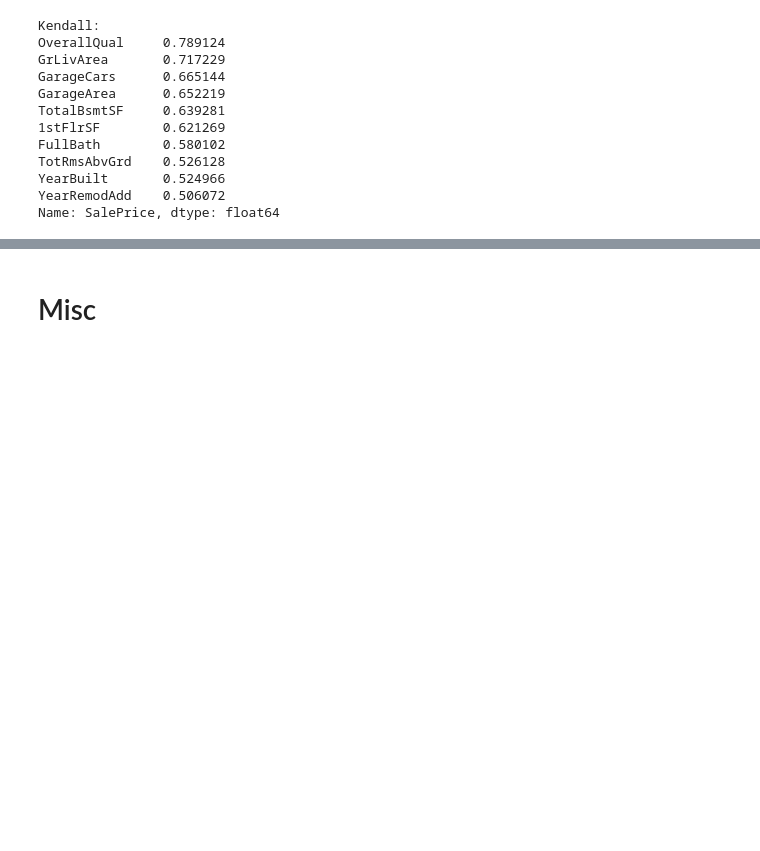
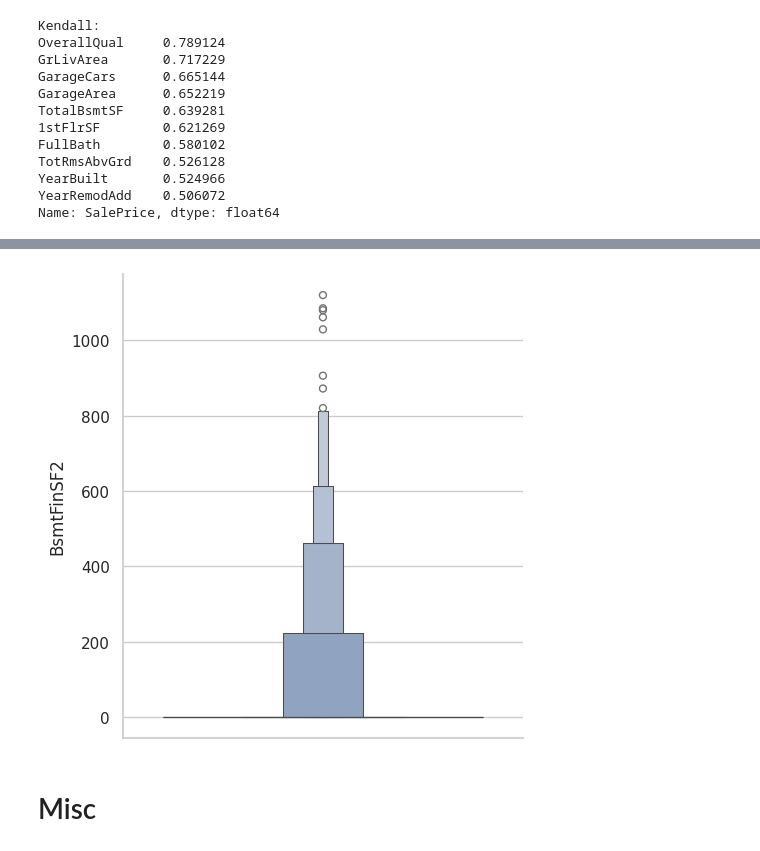
Before and after one commit to afrut/learn-ml, a Jupyter notebook: kaggle/home-data-for-ml-course/home-data-for-ml-course.ipynb, the cells around one changed output, grey strips where cells are left out. Drawn from its saved outputs; the diff is of its cells as text; code cells hidden in the pictures; blank space fills up the shorter version.

Commit message:
Add variance thresholding

```diff
--- a/kaggle/home-data-for-ml-course/home-data-for-ml-course.ipynb
+++ b/kaggle/home-data-for-ml-course/home-data-for-ml-course.ipynb
@@ -282,10 +288,38 @@ mi.head(10)
 # %%
-# Use coefficient of variation (CV) to compare spread of features
-# We want to remove features with low variance
+# Variance thresholding - remove features with low variability
+# Challenge: the standard deviation of different features have different scales,
+# so they need to be scaled first.
+
+# But which scaling strategy to use?
+# - Standard-scaling would make all the standard deviations equal to 1, so the
+#   variance threshold would be the same for all features.
+# - Min-max scaling could shift the center of the data and is sensitive to outliers
+# - Max-abs scaling has the same problem as min-max scaling
+# - Compared to standard-scaling, robust scaling substitutes the median for the
+#   mean  and the interquartile range for the standard deviation, so it is less
+#   sensitive to outliers.
 mu = X_train_num.mean(axis=0)
 sigma = X_train_num.std(axis=0)
-cv = (sigma/mu * 100).sort_values(ascending=False)
-print(cv.tail(10))
+med = X_train_num.median()
+iqr = X_train_num.quantile(0.75) - X_train_num.quantile(0.25)
+
+standard_scaled = (X_train_num - mu) / sigma
+minmax_scaled = (X_train_num - X_train_num.min()) / (X_train_num.max() - X_train_num.min())
+maxabs_scaled = X_train_num / X_train_num.abs().max()
+robust_scaled = (X_train_num - med) / iqr
+
+print(standard_scaled.std().sort_values(ascending=False).tail(10), end="\n\n")
+print(minmax_scaled.std().sort_values(ascending=False).tail(10), end="\n\n")
+print(maxabs_scaled.std().sort_values(ascending=False).tail(10), end="\n\n")
+print(robust_scaled.std().sort_values(ascending=False).tail(10), end="\n\n")
+
+
+# plt.figure()
+# sns.kdeplot(data = scaled["OverallCond"], label="OverallCond")
+# sns.kdeplot(data = scaled["YearBuilt"], label="YearBuilt")
+# plt.title("KDE of Scaled Features")
+# plt.ylabel("Density")
+# plt.legend()
 # std_scaled_num = (X_train_num - mu)/sigma
 # std_scaled_num.var()
 # %% [output]
@@ -303,3 +355,10 @@ dtype: float64
+# %%
+robust_scaled["BsmtFinSF2"]
+med["BsmtFinSF2"]
+iqr["BsmtFinSF2"]
+sns.catplot(y="BsmtFinSF2", data=X_train_num, kind="boxen");
+# %% [output]
+[figure, added]
 # %% [markdown]
 # Misc
 # %%
```
Also changed, not shown: parts of 4 cells of this notebook.
